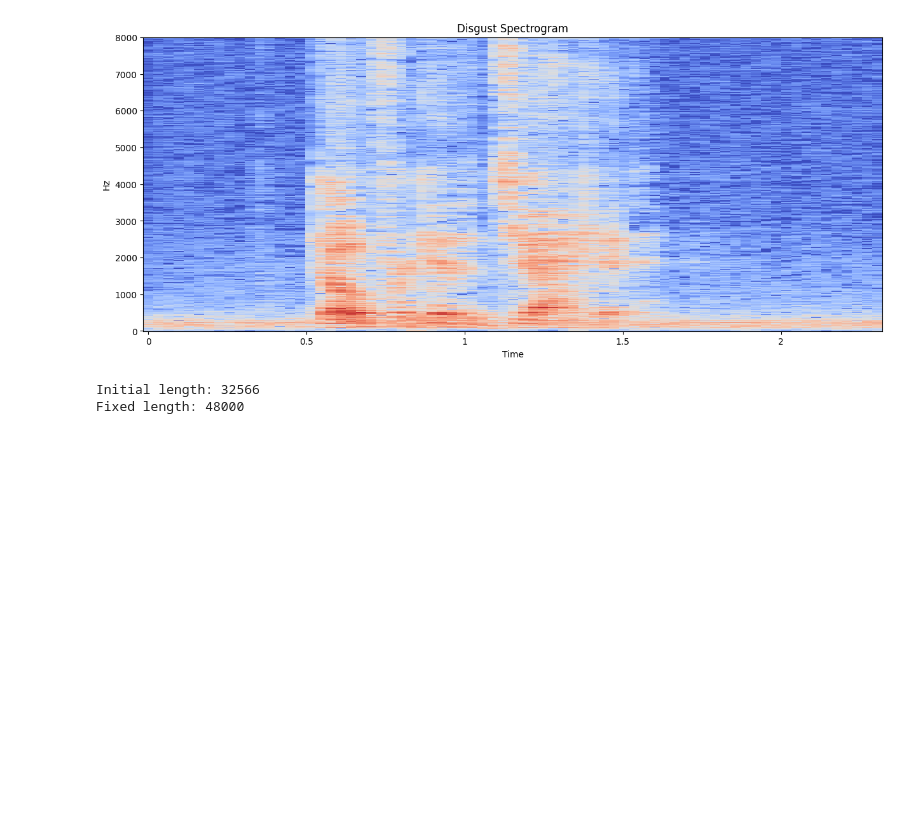
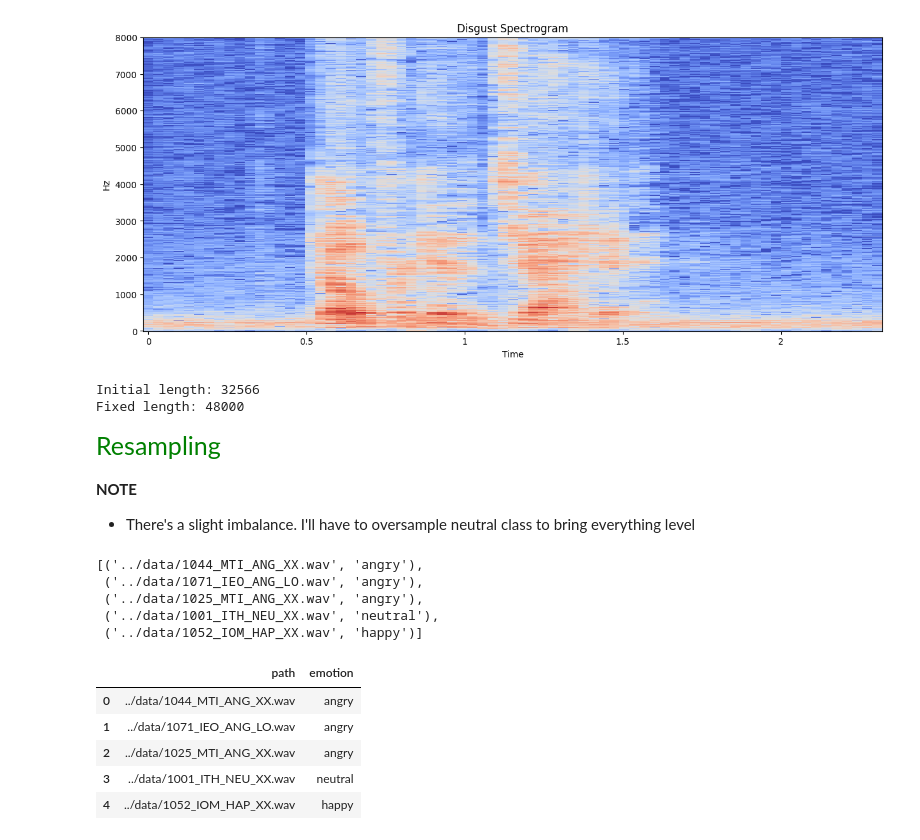
Before and after one commit to kelvin17-glitch/emotion_recognition, a Jupyter notebook: notebooks/one.ipynb, the cells around one changed output. Saved outputs shown, nothing was run; the diff lists cells and outputs as text; code cells hidden in the pictures; blank space fills up the shorter version.

```diff
--- a/notebooks/one.ipynb
+++ b/notebooks/one.ipynb
@@ -159,3 +160,36 @@ print(f'Fixed length: {len(fixed_len)}')
 # %% [output]
 Initial length: 32566
 Fixed length: 48000
+# %% [markdown]
+<div style="font-size: 25px; color: green;">Resampling</div>
+# %% [markdown]
+**NOTE**
+- There's a slight imbalance. I'll have to oversample neutral class to bring everything level
+# %%
+# Create a reference list for your data. Item e.g, (path, emotion)
+data = []
+for dirpath, dirnames, filenames in os.walk("../data"):
+    for file in filenames:
+        path = os.path.join(dirpath, file)
+        emotion = emotion_map[file.split('_')[-2]]
+        data.append((path, emotion))
+data[:5]
+# %% [output]
+[('../data/1044_MTI_ANG_XX.wav', 'angry'),
+ ('../data/1071_IEO_ANG_LO.wav', 'angry'),
+ ('../data/1025_MTI_ANG_XX.wav', 'angry'),
+ ('../data/1001_ITH_NEU_XX.wav', 'neutral'),
+ ('../data/1052_IOM_HAP_XX.wav', 'happy')]
+# %%
+# Put data into a dataframe
+data_df = pd.DataFrame(data)
+data_df.columns = ["path", "emotion"]
+
+data_df.head()
+# %% [output]
+|  | path | emotion |
+| 0 | ../data/1044_MTI_ANG_XX.wav | angry |
+| 1 | ../data/1071_IEO_ANG_LO.wav | angry |
+| 2 | ../data/1025_MTI_ANG_XX.wav | angry |
+| 3 | ../data/1001_ITH_NEU_XX.wav | neutral |
+| 4 | ../data/1052_IOM_HAP_XX.wav | happy |
```
Also changed, not shown: parts of 6 cells of this notebook.
